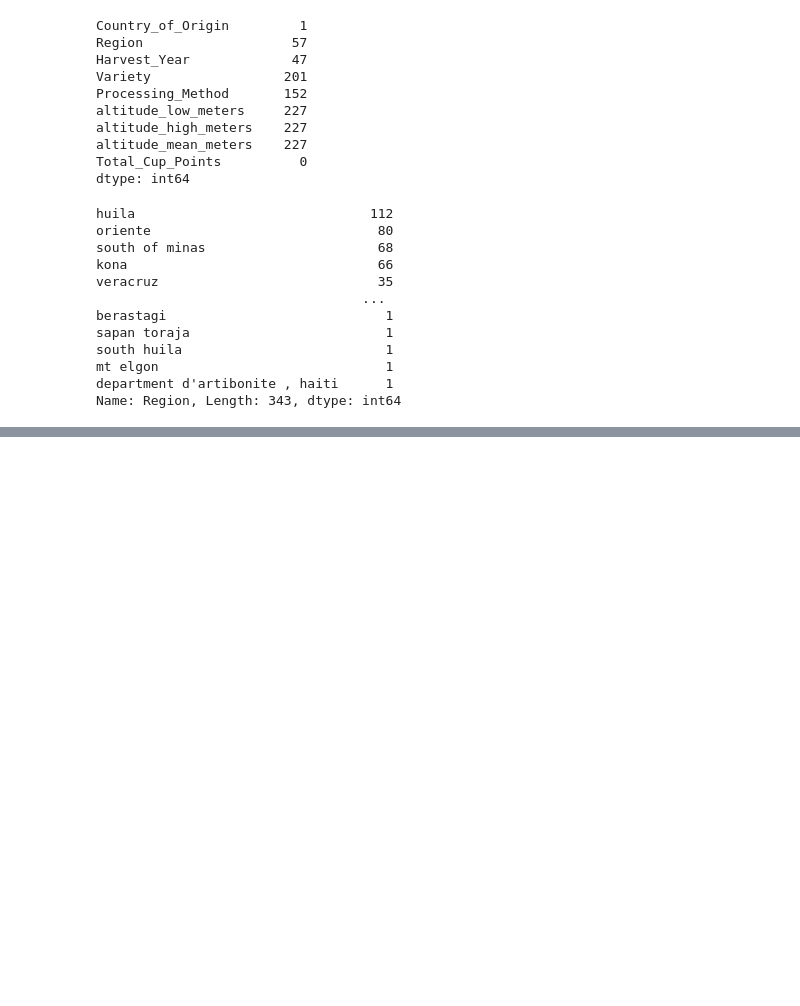
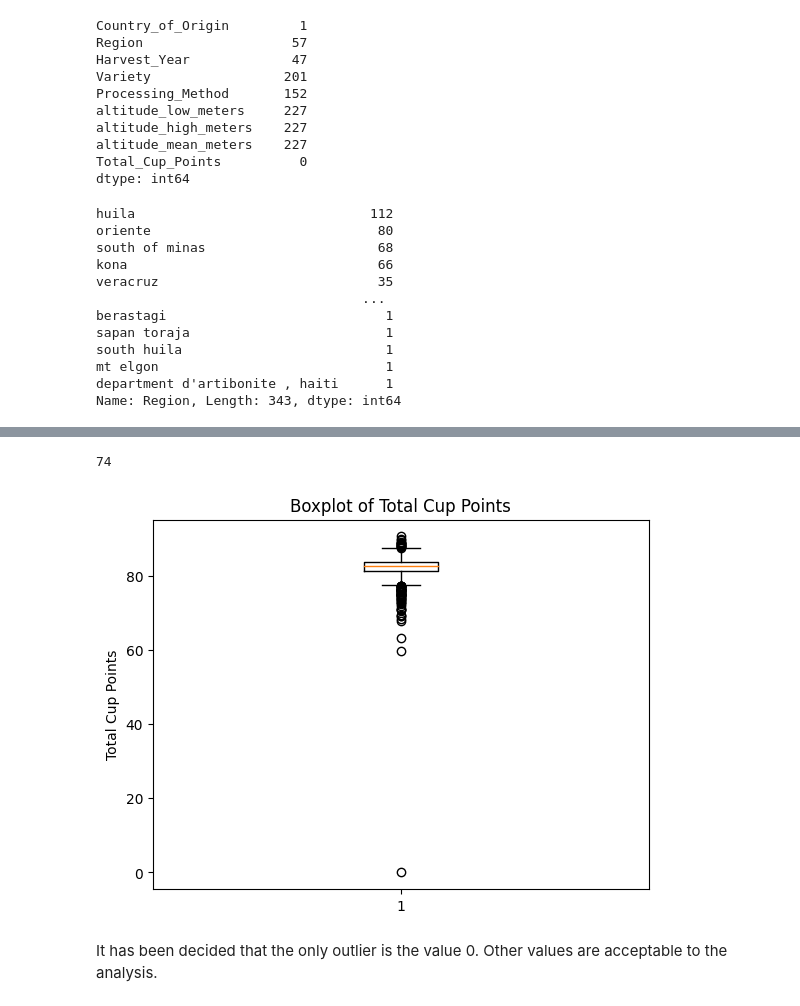
Before and after one commit to cmd1301/coffee_ML_prediction, a Jupyter notebook: coffee_proj.ipynb, the cells around one changed output, grey strips where cells are left out. Drawn from its saved outputs; the diff is of its cells as text; code cells hidden in the pictures; blank space fills up the shorter version.

```diff
--- a/coffee_proj.ipynb
+++ b/coffee_proj.ipynb
@@ -96,0 +128,3 @@ Name: Region, Length: 343, dtype: int64
+# %%
+df2['Harvest_Year'] = df2['Harvest_Year'].str.slice(0,4)
+df2['Harvest_Year'].value_counts()
@@ -96,0 +154,11 @@ Name: Region, Length: 343, dtype: int64
+# %%
+# define function to extract year as string of 4 digits
+def extract_year(x):
+    if isinstance(x, str):
+        match = re.search(r'\d{4}', x)
+        if match:
+            return match.group()
+    return np.nan
+
+# apply function to the 'Harvest_Year' column
+df2['Harvest_Year'] = df2['Harvest_Year'].apply(extract_year)
@@ -96,0 +234,18 @@ Name: Region, Length: 343, dtype: int64
+# %%
+list_x = df2['Total_Cup_Points']
+outliers(list_x)
+# %% [output]
+74
+# %%
+plt.boxplot(df2['Total_Cup_Points'], showfliers=True, whis=1.5)
+
+# Set title and axis labels
+plt.title('Boxplot of Total Cup Points')
+plt.ylabel('Total Cup Points')
+
+# Display plot
+plt.show()
+# %% [output]
+[figure, added]
+# %% [markdown]
+It has been decided that the only outlier is the value 0. Other values are acceptable to the analysis.
```
Also changed, not shown: parts of 14 cells of this notebook.
